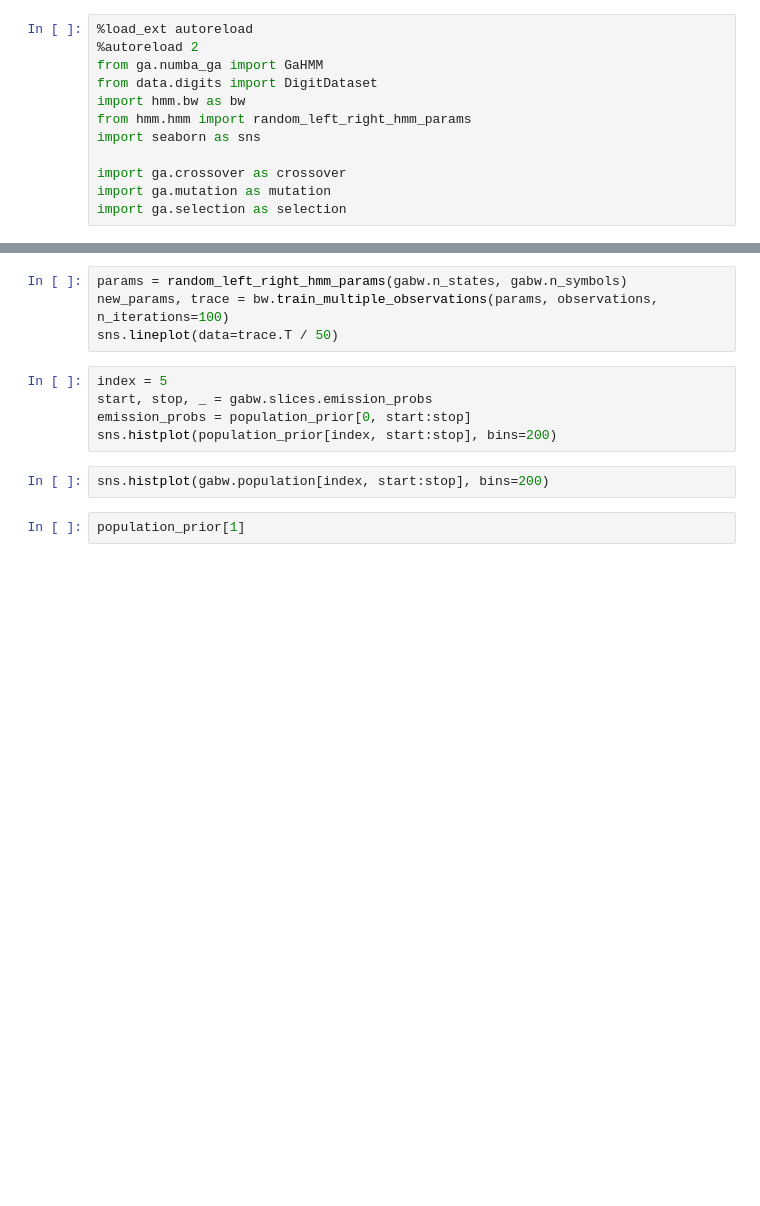
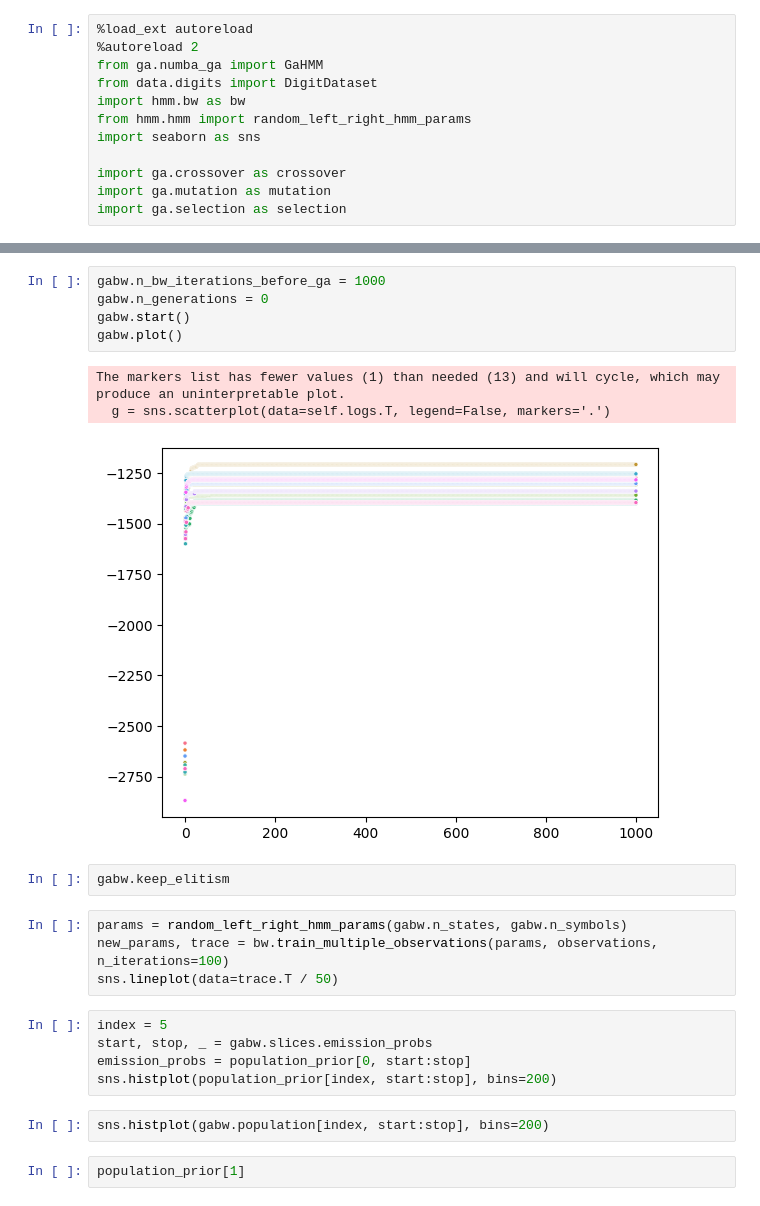
Before and after one commit to giggity-hub/GA-HMM, a Jupyter notebook: investigation.ipynb, the cells around one changed output, grey strips where cells are left out. Drawn from its saved outputs; the diff is of its cells as text; blank space fills up the shorter version.

```diff
--- a/investigation.ipynb
+++ b/investigation.ipynb
@@ -42,3 +37,14 @@ array([7.43339042e-312, 7.43339042e-312, 7.43336711e-312, 7.43336711e-312,
+# %%
+gabw.n_bw_iterations_before_ga = 1000
+gabw.n_generations = 0
+gabw.start()
+gabw.plot()
+# %% [output]
+The markers list has fewer values (1) than needed (13) and will cycle, which may produce an uninterpretable plot.
+  g = sns.scatterplot(data=self.logs.T, legend=False, markers='.')
+[figure, added]
+# %%
+gabw.keep_elitism
 # %%
 params = random_left_right_hmm_params(gabw.n_states, gabw.n_symbols)
 new_params, trace = bw.train_multiple_observations(params, observations, n_iterations=100)
```
Also changed, not shown: parts of 3 cells of this notebook, 10 other files.
